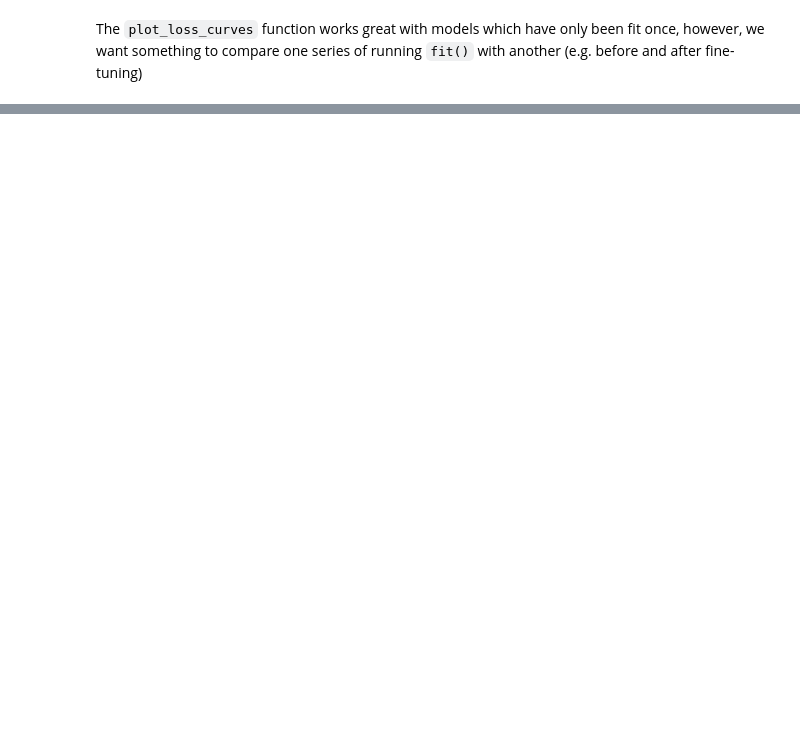
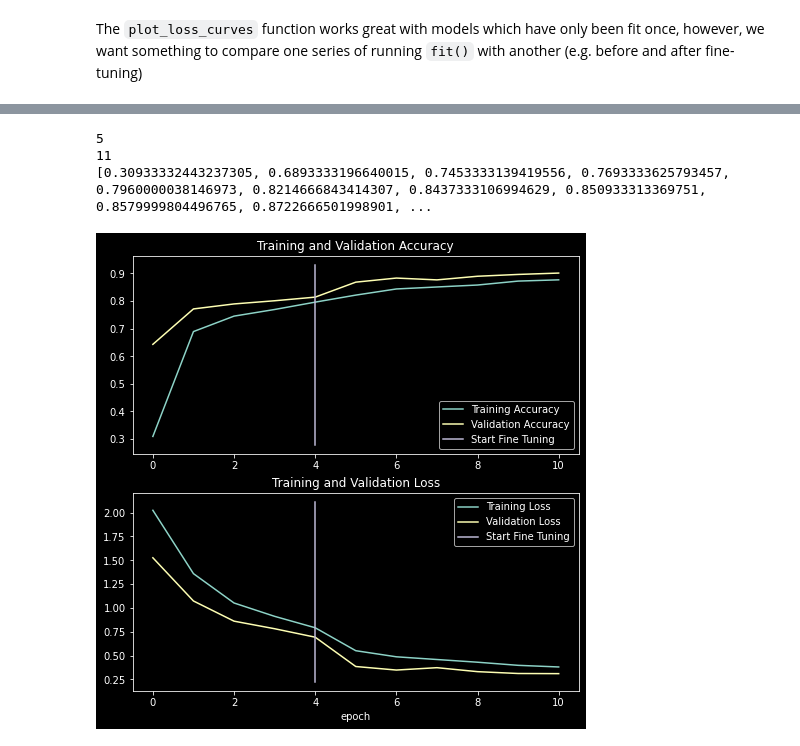
Before and after one commit to gvtsch/Udemy_TensorFlow_Certificate, a Jupyter notebook: 05_transfer_learning_with_tensorflow_part_2_fine_tuning.ipynb, the cells around one changed output, grey strips where cells are left out. Saved outputs shown, nothing was run; the diff lists cells and outputs as text; code cells hidden in the pictures; blank space fills up the shorter version.

```diff
--- a/05_transfer_learning_with_tensorflow_part_2_fine_tuning.ipynb
+++ b/05_transfer_learning_with_tensorflow_part_2_fine_tuning.ipynb
@@ -953,0 +976,4 @@ compare_historys(
+# %%
+# Setup training and test dir
+train_dir_all_data = "10_food_classes_all_data/train"
+test_dir = "10_food_classes_all_data/test"
@@ -953,0 +1038,3 @@ compare_historys(
+# %%
+# Load weights from checkpoint, that way we can fine-tune from the same stage the 10 percent data model was fine-tuned from
+model_2.load_weights(checkpoint_path)
@@ -953,0 +1093,25 @@ compare_historys(
+# %%
+# Compile
+model_2.compile(
+    loss="categorical_crossentropy",
+    optimizer=tf.keras.optimizers.Adam(lr=0.0001),
+    metrics=["accuracy"]
+)
+# %%
+# Continue to train and fine-tune the model to our data (100% of training data)
+fine_tune_epochs = initial_epochs + 5
+
+history_fine_10_classes_full = model_2.fit(
+    train_data_10_classes_all_data,
+    epochs=fine_tune_epochs,
+    #steps_per_epoch=len(train_data_10_classes_all_data),
+    validation_data=test_data,
+    validation_steps=int(0.25*len(test_data)),
+    initial_epoch=history_2.epoch[-1],
+    callbacks=[
+        create_tensorboard_callback(
+            dir_name="transfer_learning",
+            experiment_name="full_10_classes_fine_tune_last_10"
+        )
+    ]
+)
@@ -953,0 +1138,11 @@ compare_historys(
+# %%
+# How did fine-tuning fo with more data?
+compare_historys(
+    history_2,
+    history_fine_10_classes_full,
+    initial_epochs=5)
+# %% [output]
+5
+11
+[0.30933332443237305, 0.6893333196640015, 0.7453333139419556, 0.7693333625793457, 0.7960000038146973, 0.8214666843414307, 0.8437333106994629, 0.850933313369751, 0.8579999804496765, 0.8722666501998901, ...
+[figure, added]
```
Also changed, not shown: parts of 44 cells of this notebook.
